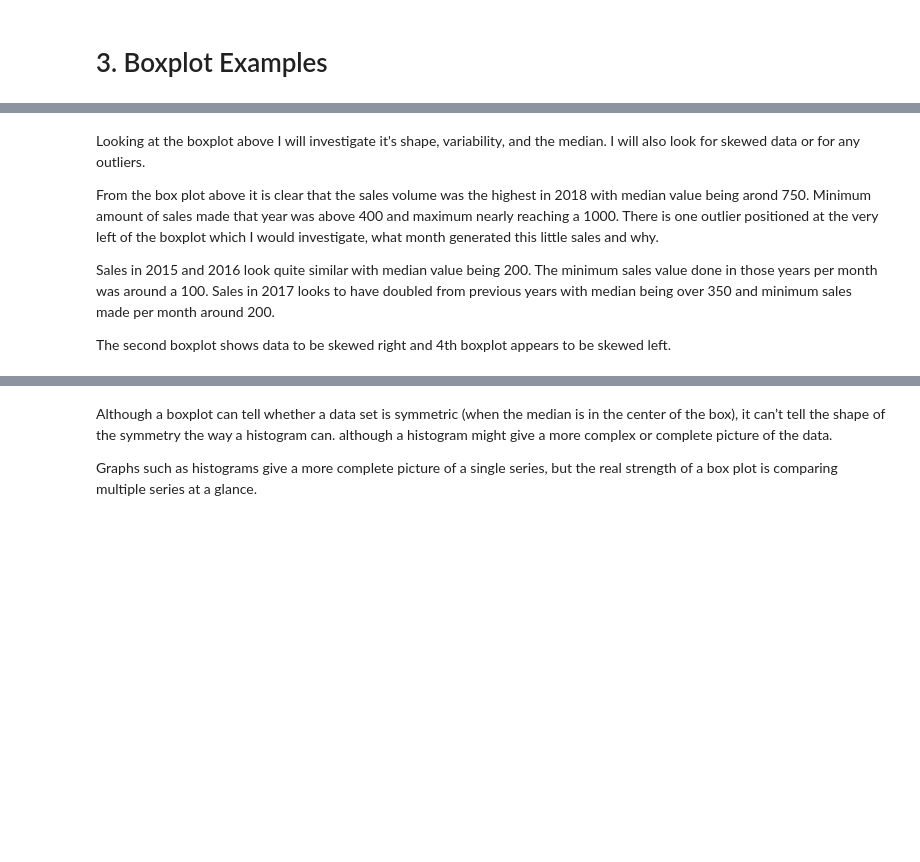
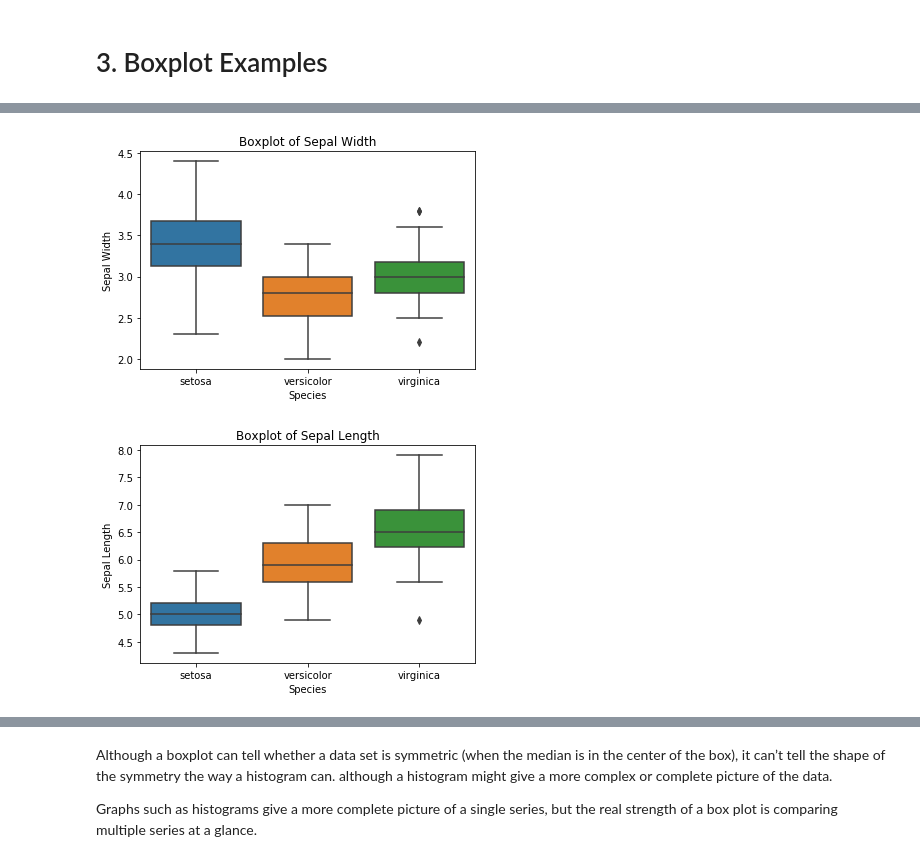
Before and after one commit to simonava5/FundamentalsProject, a Jupyter notebook: BoxPlots.ipynb, the cells around one changed output, grey strips where cells are left out. Drawn from its saved outputs; the diff is of its cells as text; code cells hidden in the pictures; blank space fills up the shorter version.

```diff
--- a/BoxPlots.ipynb
+++ b/BoxPlots.ipynb
@@ -159,8 +137,17 @@ plt.show()
-# %% [markdown]
-Looking at the boxplot above I will investigate it's shape, variability, and the median. I will also look for skewed data or for any outliers.
-
-From the box plot above it is clear that the sales volume was the highest in 2018 with median value being arond 750. Minimum amount of sales made that year was above 400 and maximum nearly reaching a 1000. There is one outlier positioned at the very left of the boxplot which I would investigate, what month generated this little sales and why.
-
-Sales in 2015 and 2016 look quite similar with median value being 200. The minimum sales value done in those years per month was around a 100. Sales in 2017 looks to have doubled from previous years with median being over 350 and minimum sales made per month around 200.
-
-The second boxplot shows data to be skewed right and 4th boxplot appears to be skewed left.
+# %%
+# Construct iris plot
+sns.boxplot(x="species", y="sepal_width", data=iris) # Choose variables
+plt.title("Boxplot of Sepal Width")
+plt.ylabel("Sepal Width") # Label y axis
+plt.xlabel("Species") # Label x axis
+plt.show() # Show plot
+
+# Construct iris plot
+sns.boxplot(x="species", y="sepal_length", data=iris) # Choose variables
+plt.title("Boxplot of Sepal Length")
+plt.ylabel("Sepal Length") # Label y axis
+plt.xlabel("Species") # Label x axis
+plt.show() # Show plot
+# %% [output]
+[figure, added]
+[figure, added]
```
Also changed, not shown: parts of 12 cells of this notebook.
